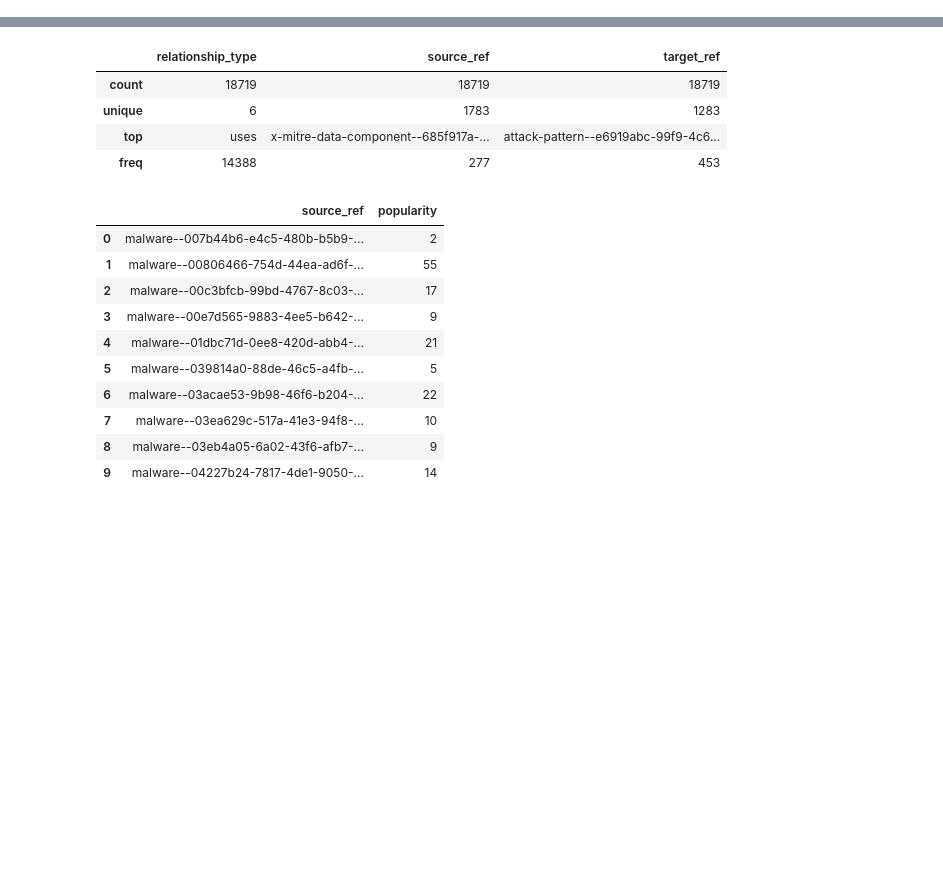
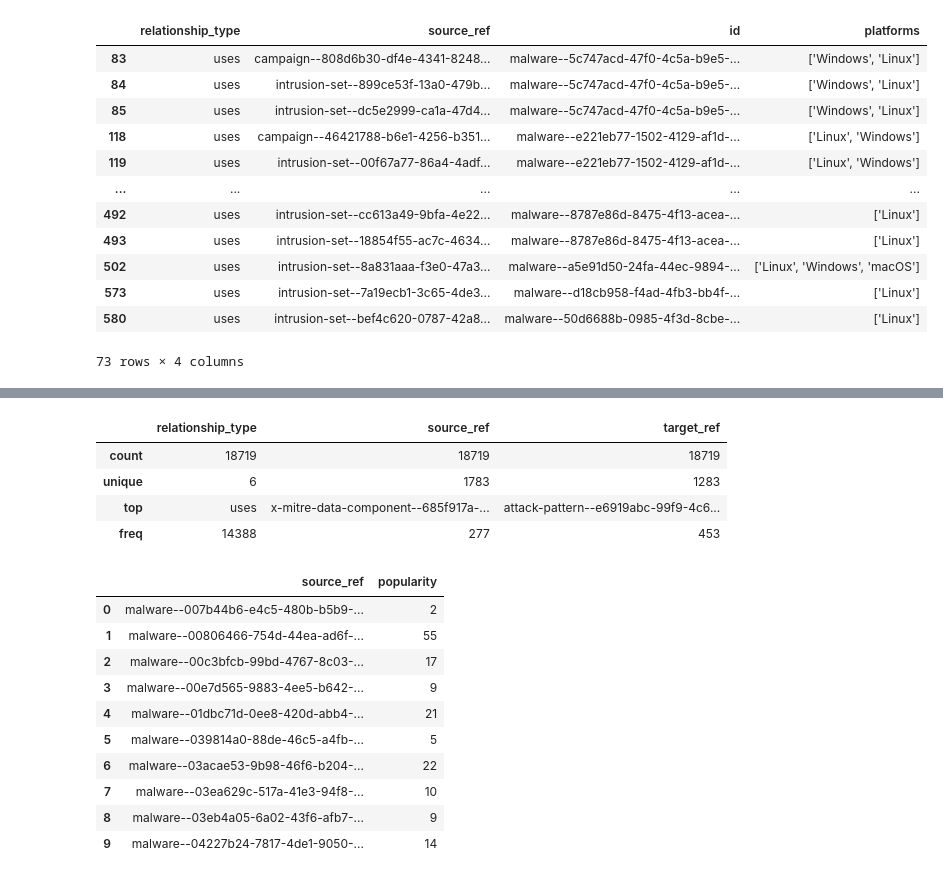
Before and after one commit to MOHAMMAD-UMAIR/ESP, a Jupyter notebook: test.ipynb, the cells around one changed output, grey strips where cells are left out. Drawn from its saved outputs; the diff is of its cells as text; code cells hidden in the pictures; blank space fills up the shorter version.

```diff
--- a/test.ipynb
+++ b/test.ipynb
@@ -2,0 +49,16 @@ import pandas as pd
+# %%
+filtered_df
+# %% [output]
+|  | relationship_type | source_ref | id | platforms |
+| 83 | uses | campaign--808d6b30-df4e-4341-8248... | malware--5c747acd-47f0-4c5a-b9e5-... | ['Windows', 'Linux'] |
+| 84 | uses | intrusion-set--899ce53f-13a0-479b... | malware--5c747acd-47f0-4c5a-b9e5-... | ['Windows', 'Linux'] |
+| 85 | uses | intrusion-set--dc5e2999-ca1a-47d4... | malware--5c747acd-47f0-4c5a-b9e5-... | ['Windows', 'Linux'] |
+| 118 | uses | campaign--46421788-b6e1-4256-b351... | malware--e221eb77-1502-4129-af1d-... | ['Linux', 'Windows'] |
+| 119 | uses | intrusion-set--00f67a77-86a4-4adf... | malware--e221eb77-1502-4129-af1d-... | ['Linux', 'Windows'] |
+| ... | ... | ... | ... | ... |
+| 492 | uses | intrusion-set--cc613a49-9bfa-4e22... | malware--8787e86d-8475-4f13-acea-... | ['Linux'] |
+| 493 | uses | intrusion-set--18854f55-ac7c-4634... | malware--8787e86d-8475-4f13-acea-... | ['Linux'] |
+| 502 | uses | intrusion-set--8a831aaa-f3e0-47a3... | malware--a5e91d50-24fa-44ec-9894-... | ['Linux', 'Windows', 'macOS'] |
+| 573 | uses | intrusion-set--7a19ecb1-3c65-4de3... | malware--d18cb958-f4ad-4fb3-bb4f-... | ['Linux'] |
+| 580 | uses | intrusion-set--bef4c620-0787-42a8... | malware--50d6688b-0985-4f3d-8cbe-... | ['Linux'] |
+73 rows × 4 columns
```
Also changed, not shown: parts of 13 cells of this notebook, 3 other files.
